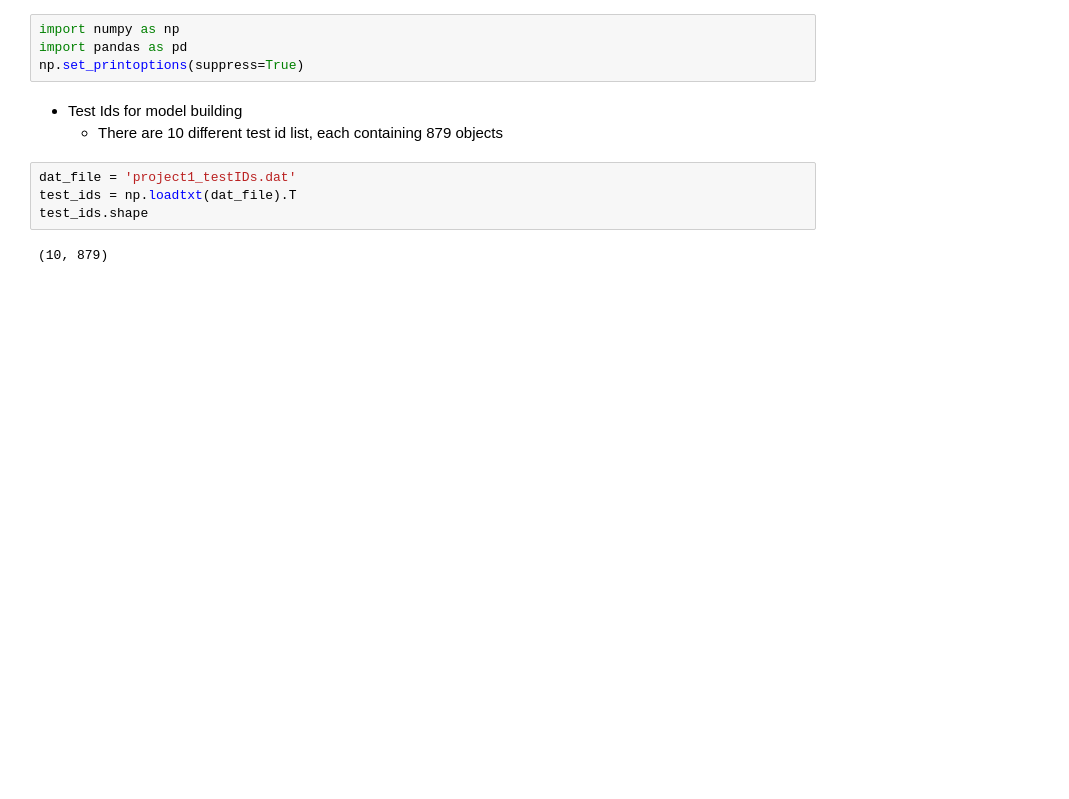
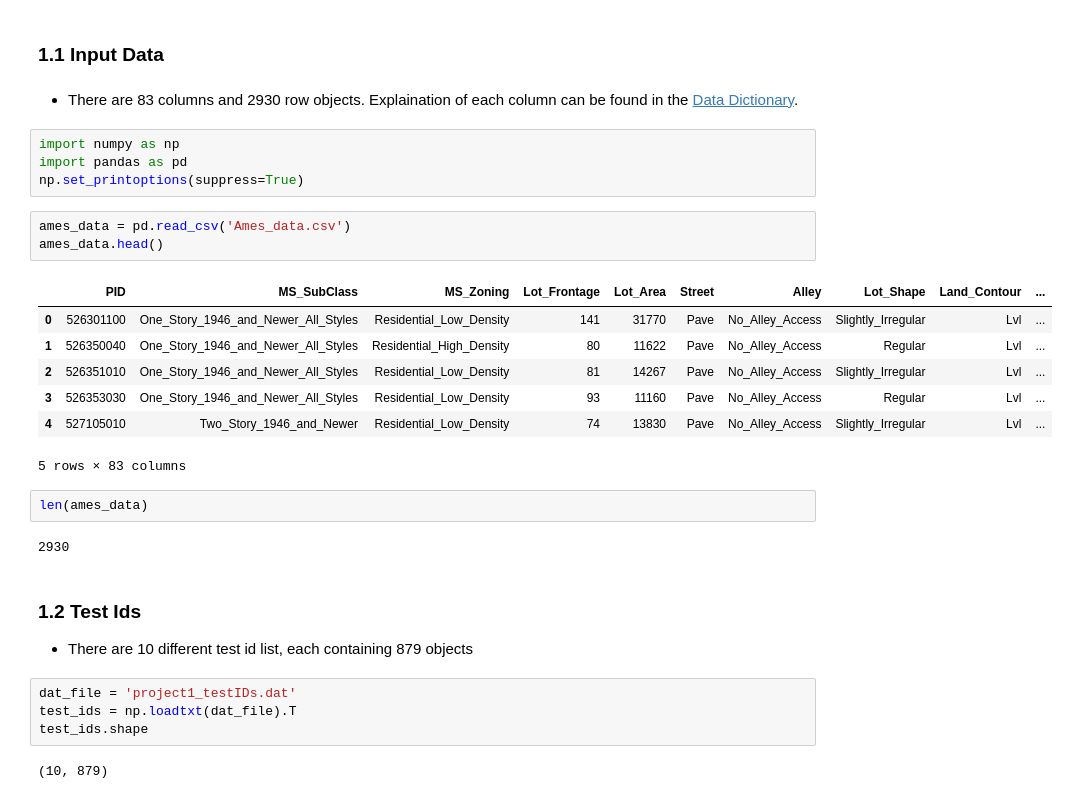
Before and after one commit to SandipSonawane/UIUC-STAT542-Statistical-Learning, a Jupyter notebook: Project 1- Predict the Housing Prices in Ames/EDA.ipynb, the cells around one changed output. Cells and saved outputs as stored; diff of their text form; blank space fills up the shorter version.

```diff
--- a/Project 1- Predict the Housing Prices in Ames/EDA.ipynb
+++ b/Project 1- Predict the Housing Prices in Ames/EDA.ipynb
@@ -11,10 +18,30 @@
+# %% [markdown]
+### <a id='1.1'> 1.1 Input Data<a/>
+# %% [markdown]
+- There are 83 columns and 2930 row objects. Explaination of each column can be found in the [Data Dictionary](#data_dict).
 # %%
 import numpy as np
 import pandas as pd
 np.set_printoptions(suppress=True)
+# %%
+ames_data = pd.read_csv('Ames_data.csv')
+ames_data.head()
+# %% [output]
+|  | PID | MS_SubClass | MS_Zoning | Lot_Frontage | Lot_Area | Street | Alley | Lot_Shape | Land_Contour | ... |
+| 0 | 526301100 | One_Story_1946_and_Newer_All_Styles | Residential_Low_Density | 141 | 31770 | Pave | No_Alley_Access | Slightly_Irregular | Lvl | ... |
+| 1 | 526350040 | One_Story_1946_and_Newer_All_Styles | Residential_High_Density | 80 | 11622 | Pave | No_Alley_Access | Regular | Lvl | ... |
+| 2 | 526351010 | One_Story_1946_and_Newer_All_Styles | Residential_Low_Density | 81 | 14267 | Pave | No_Alley_Access | Slightly_Irregular | Lvl | ... |
+| 3 | 526353030 | One_Story_1946_and_Newer_All_Styles | Residential_Low_Density | 93 | 11160 | Pave | No_Alley_Access | Regular | Lvl | ... |
+| 4 | 527105010 | Two_Story_1946_and_Newer | Residential_Low_Density | 74 | 13830 | Pave | No_Alley_Access | Slightly_Irregular | Lvl | ... |
+5 rows × 83 columns
+# %%
+len(ames_data)
+# %% [output]
+2930
 # %% [markdown]
-- Test Ids for model building
-    - There are 10 different test id list, each containing 879 objects
+### <a id='1.2'> 1.2 Test Ids<a/>
+
+- There are 10 different test id list, each containing 879 objects
 # %%
 dat_file = 'project1_testIDs.dat'
 test_ids = np.loadtxt(dat_file).T
```
Also changed, not shown: parts of 14 cells of this notebook, 1 other file.
